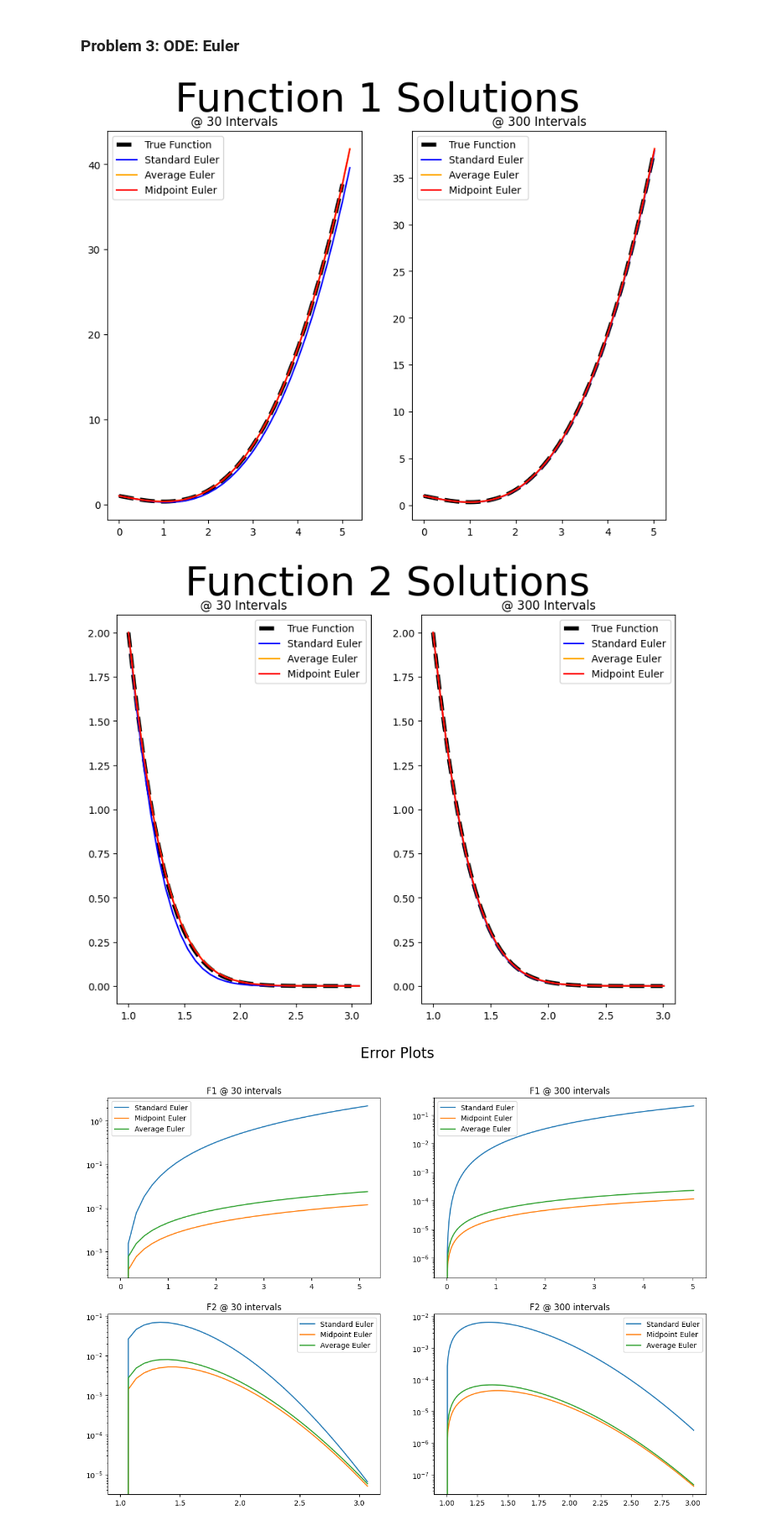
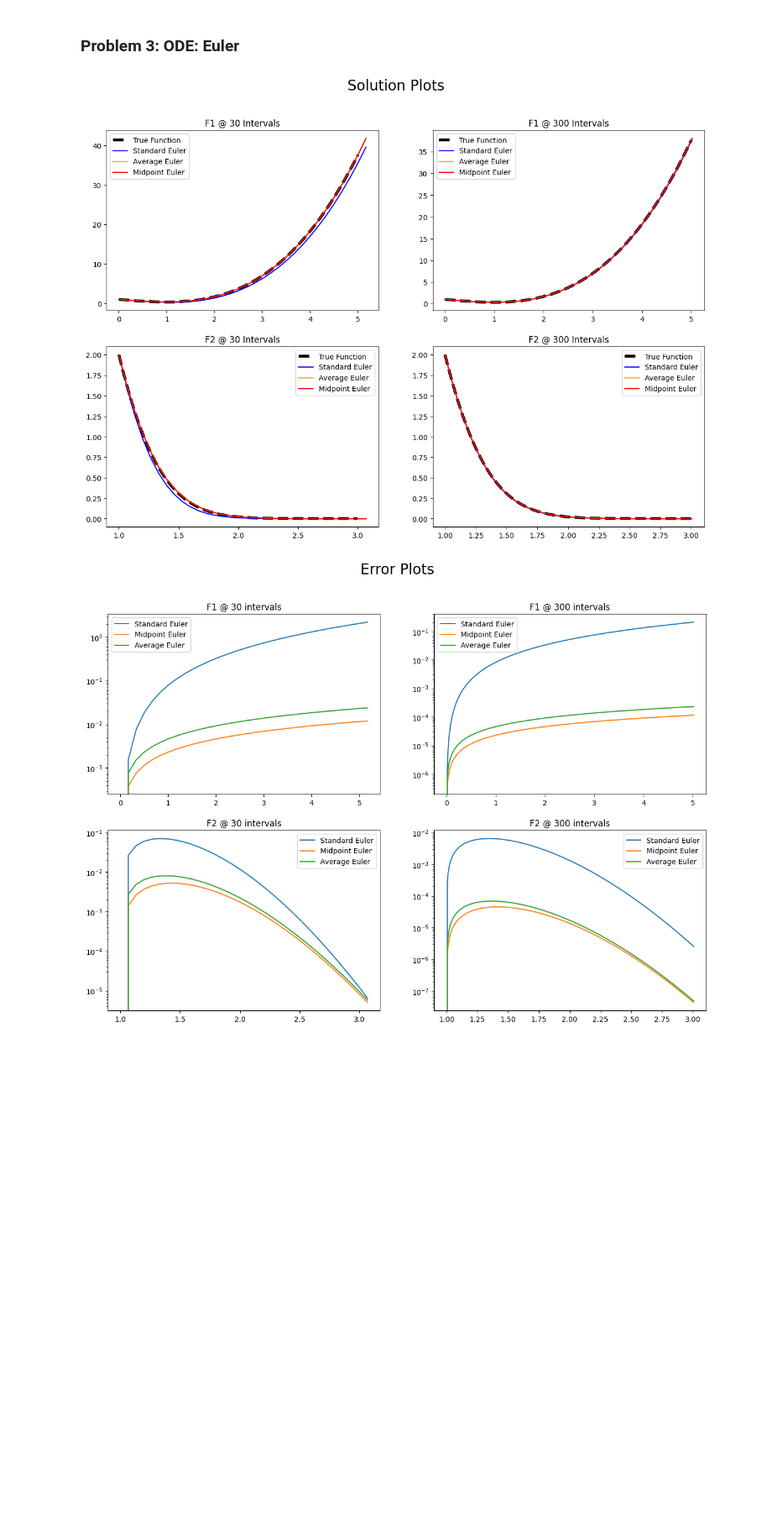
Before and after one commit to h-e-t/AERO222, a Jupyter notebook: HW5/TruebaHW5.ipynb, the cells around one changed output. Shown at 84% size. Saved outputs shown, nothing was run; the diff lists cells and outputs as text; code cells hidden in the pictures; blank space fills up the shorter version.

```diff
--- a/HW5/TruebaHW5.ipynb
+++ b/HW5/TruebaHW5.ipynb
@@ -228,17 +233,19 @@ MODE1_30 = midEuler(ODE1, 0, 5, 1, 30)
 # s130y = SODE1_30[1]
 
 # len(s130y)
-func1, plots1 = plt.subplots(1,2)
+func1, plots = plt.subplots(2,2)
 
-func1.suptitle('Function 1 Solutions\n')
-func1.set_figwidth(10, True)
-func1.set_figheight(7, True)
+func1.suptitle('Solution Plots\n')
+func1.set_figwidth(15, True)
+func1.set_figheight(10, True)
+
+plots1 = plots[0]
 
 plots1[0].plot(ODE1xlist, ODE1Real, label = 'True Function', linewidth = 4, linestyle = '--', c = 'k')
 plots1[0].plot(SODE1_30[0], SODE1_30[1], label = 'Standard Euler', c = 'b')
 plots1[0].plot(AODE1_30[0], AODE1_30[1], label = 'Average Euler', c = 'orange')
 plots1[0].plot(MODE1_30[0], MODE1_30[1], label = 'Midpoint Euler', c = 'red')
-plots1[0].set_title('@ 30 Intervals')
+plots1[0].set_title('F1 @ 30 Intervals')
 plots1[0].legend()
 
 
@@ -255,50 +262,44 @@ plots1[1].plot(ODE1xlist, ODE1Real, label = 'True Function', linewidth = 4, line
 plots1[1].plot(SODE1_300[0], SODE1_300[1], label = 'Standard Euler', c = 'b')
 plots1[1].plot(AODE1_300[0], AODE1_300[1], label = 'Average Euler', c = 'orange')
 plots1[1].plot(MODE1_300[0], MODE1_300[1], label = 'Midpoint Euler', c = 'red')
-plots1[1].set_title('@ 300 Intervals')
+plots1[1].set_title('F1 @ 300 Intervals')
 plots1[1].legend()
-plt.show()
 
 
 ### FUNCTION 2 BEGINNING ###
 ODE2xlist = np.arange(1,3,2/500)
 ODE2Real = ODE2(ODE2xlist, 0, True)
 
-func2, plots2 = plt.subplots(1,2)
+plots2 = plots[1]
 ##### 30 Interval Solutions for Function 2 #####
 
 
 SODE2_30 = standardEuler(ODE2, 1, 3, 2, 30) # returns 2 lists (xvalues, yvalues)
 AODE2_30 = avgEuler(ODE2, 1, 3, 2, 30)
 MODE2_30 = midEuler(ODE2, 1, 3, 2, 30)
 
-func2.suptitle('Function 2 Solutions')
-func2.set_figwidth(10, True)
-func2.set_figheight(7, True)
-
 plots2[0].plot(ODE2xlist, ODE2Real, label = 'True Function', linewidth = 4, linestyle = '--', c = 'k')
 plots2[0].plot(SODE2_30[0], SODE2_30[1], label = 'Standard Euler', c = 'b')
 plots2[0].plot(AODE2_30[0], AODE2_30[1], label = 'Average Euler', c = 'orange')
 plots2[0].plot(MODE2_30[0], MODE2_30[1], label = 'Midpoint Euler', c = 'red')
-plots2[0].set_title('@ 30 Intervals')
+plots2[0].set_title('F2 @ 30 Intervals')
 plots2[0].legend()
 
 ##### 300 Interval Solutions for Function 2 ####
 SODE2_300 = standardEuler(ODE2, 1, 3, 2, 300) # returns 2 lists (xvalues, yvalues)
 AODE2_300 = avgEuler(ODE2, 1, 3, 2, 300)
 MODE2_300 = midEuler(ODE2, 1, 3, 2, 300)
 
 plots2[1].plot(ODE2xlist, ODE2Real, label = 'True Function', linewidth = 4, linestyle = '--', c = 'k')
 plots2[1].plot(SODE2_300[0], SODE2_300[1], label = 'Standard Euler', c = 'b')
 plots2[1].plot(AODE2_300[0], AODE2_300[1], label = 'Average Euler', c = 'orange')
 plots2[1].plot(MODE2_300[0], MODE2_300[1], label = 'Midpoint Euler', c = 'red')
-plots2[1].set_title('@ 300 Intervals')
+plots2[1].set_title('F2 @ 300 Intervals')
 plots2[1].legend()
 plt.rc('figure', titlesize=20)
 plt.show()
 # %% [output]
-[figure, old version]
+[figure, new version]
-[figure, removed]
 # %%
 ### Equation 1 Errors ###
 # Error Plots
```
Also changed, not shown: parts of 1 cell of this notebook.
